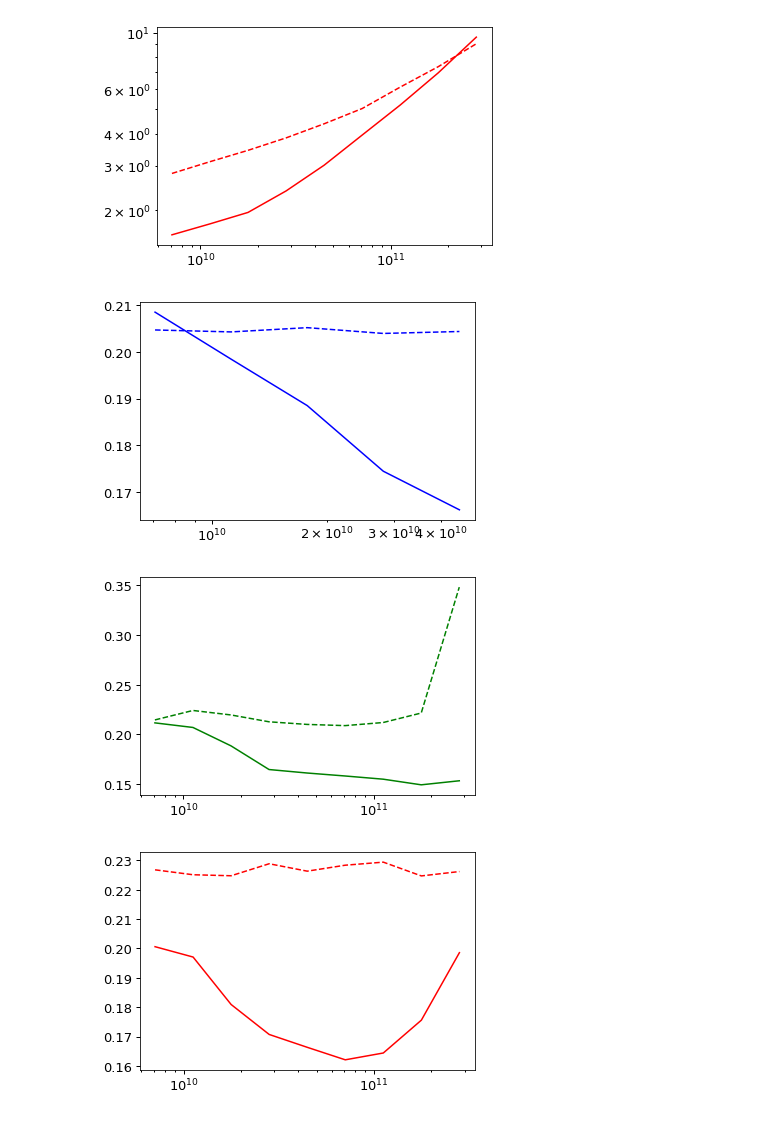
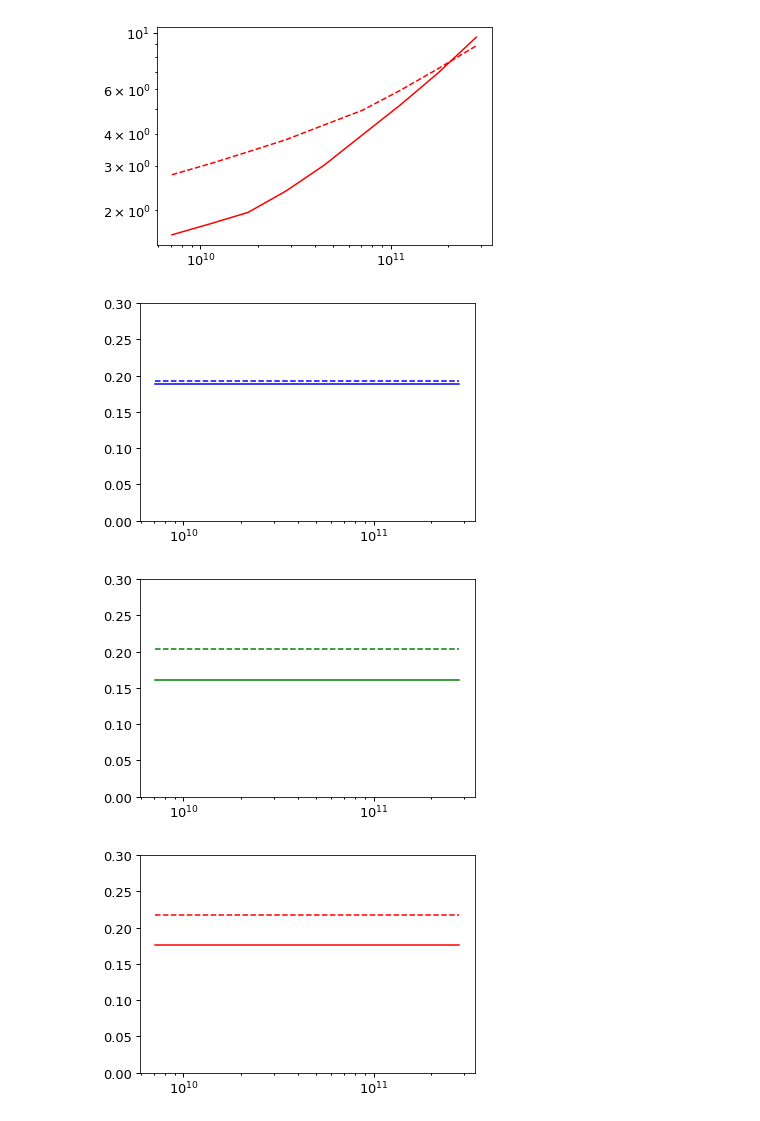
Before and after one commit to aphearin/galsize_models, a Jupyter notebook: notebooks/check_one_points_and_chi2.ipynb, the cells around one changed output. Drawn from its saved outputs; the diff is of its cells as text; code cells hidden in the pictures.

Commit message:
Collapsed scatter measurement into a single float for each sequence

```diff
--- a/notebooks/check_one_points_and_chi2.ipynb
+++ b/notebooks/check_one_points_and_chi2.ipynb
@@ -25,7 +25,7 @@ Total runtime = 0.42 seconds
 from galsize_models.models.bulge_disk_double_power_law import data_vector_prediction
 from galsize_models.measurements.sdss_covariance import logsm_bins, logsm_mids
 
-norm1, norm2, alpha1, alpha2, scatter = 0.0125, 0.075, 1, 0.7, 0.2
+norm1, norm2, alpha1, alpha2, scatter = 0.0125, 0.075, 1, 0.7, 0.185
 params = norm1, norm2, alpha1, alpha2, scatter
 model_data_vector = data_vector_prediction(params, mock, logsm_bins)
 # %%
@@ -74,16 +74,19 @@ __=ax.plot(10**logsm_mids[:nskip], model_data_vector[ifirst:ilast], '--', color=
 # %%
 fig, ax = plt.subplots(1, 1)
 
 npts = len(logsm_mids)
 
 xscale = ax.set_xscale('log')
 
 ifirst, ilast = _get_ifirst_ilast_indices(3)
-nskip = ilast-ifirst
-__=ax.plot(10**logsm_mids[:nskip], sdss_data_vector[ifirst:ilast], color='blue')
-__=ax.plot(10**logsm_mids[:nskip], model_data_vector[ifirst:ilast], '--', color='blue')
+y_data = np.zeros_like(logsm_mids) + sdss_data_vector[ifirst]
+y_model = np.zeros_like(logsm_mids) + model_data_vector[ifirst]
+__=ax.plot(10**logsm_mids, y_data, color='blue')
+__=ax.plot(10**logsm_mids, y_model, '--', color='blue')
+
+ylim = ax.set_ylim(0, 0.3)
 # %% [output]
-[figure, old version]
+[figure, new version]
 # %%
 fig, ax = plt.subplots(1, 1)
 
@@ -92,11 +95,14 @@ npts = len(logsm_mids)
 xscale = ax.set_xscale('log')
 
 ifirst, ilast = _get_ifirst_ilast_indices(4)
-nskip = ilast-ifirst
-__=ax.plot(10**logsm_mids[:nskip], sdss_data_vector[ifirst:ilast], color='green')
-__=ax.plot(10**logsm_mids[:nskip], model_data_vector[ifirst:ilast], '--', color='green')
+y_data = np.zeros_like(logsm_mids) + sdss_data_vector[ifirst]
+y_model = np.zeros_like(logsm_mids) + model_data_vector[ifirst]
+__=ax.plot(10**logsm_mids, y_data, color='green')
+__=ax.plot(10**logsm_mids, y_model, '--', color='green')
+
+ylim = ax.set_ylim(0, 0.3)
 # %% [output]
-[figure, old version]
+[figure, new version]
 # %%
 fig, ax = plt.subplots(1, 1)
 
@@ -105,8 +111,11 @@ npts = len(logsm_mids)
 xscale = ax.set_xscale('log')
 
 ifirst, ilast = _get_ifirst_ilast_indices(5)
-nskip = ilast-ifirst
-__=ax.plot(10**logsm_mids[:nskip], sdss_data_vector[ifirst:ilast], color='red')
-__=ax.plot(10**logsm_mids[:nskip], model_data_vector[ifirst:ilast], '--', color='red')
+y_data = np.zeros_like(logsm_mids) + sdss_data_vector[ifirst]
+y_model = np.zeros_like(logsm_mids) + model_data_vector[ifirst]
+__=ax.plot(10**logsm_mids, y_data, color='red')
+__=ax.plot(10**logsm_mids, y_model, '--', color='red')
+
+ylim = ax.set_ylim(0, 0.3)
 # %% [output]
-[figure, old version]
+[figure, new version]
```
Also changed, not shown: parts of 3 cells of this notebook, 1 other file.
